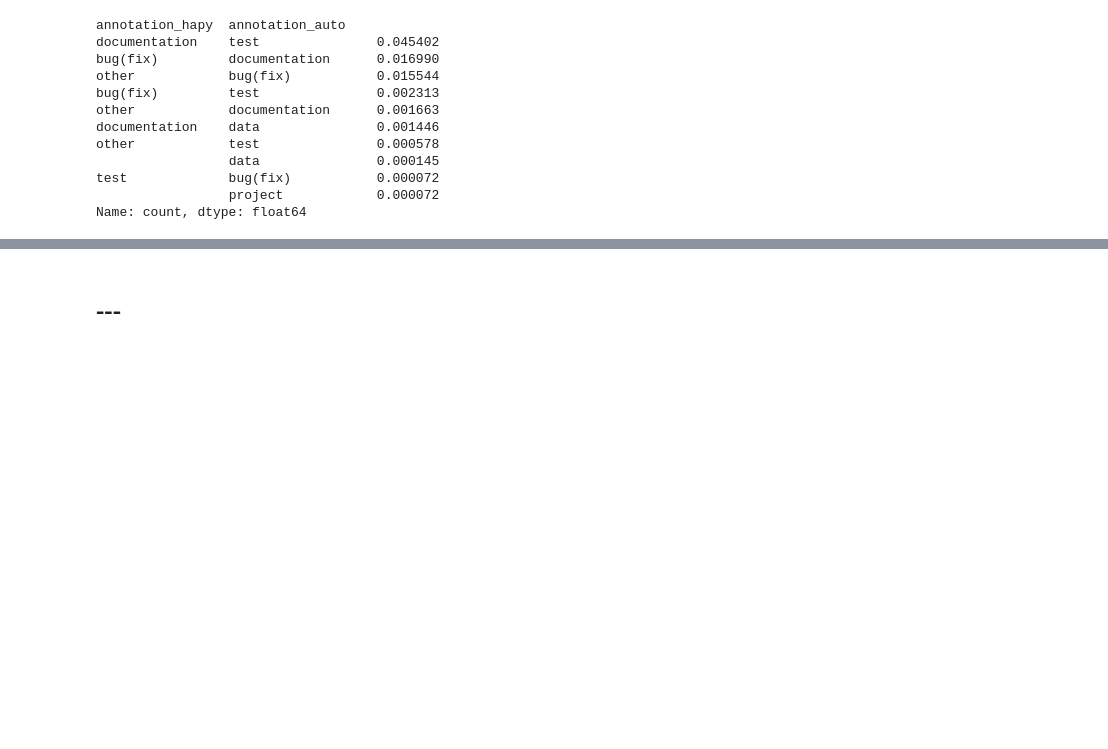
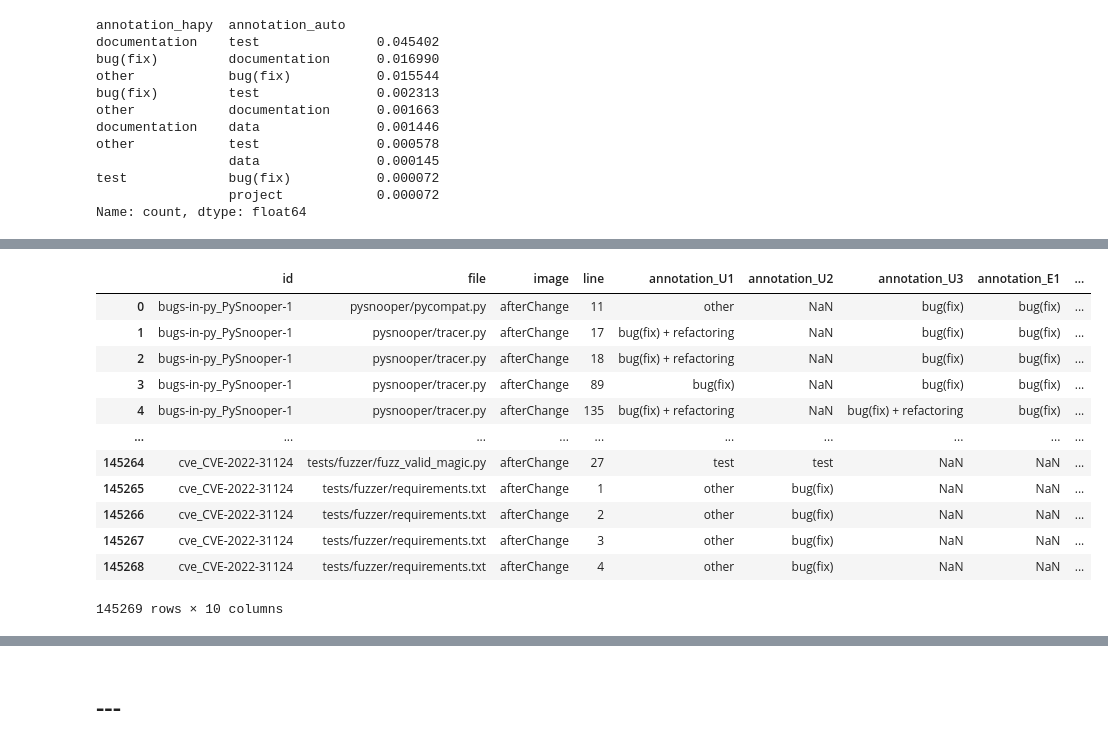
Before and after one commit to ncusi/PatchScope, a Jupyter notebook: notebooks/experiments/01-compare_annotations.ipynb, the cells around one changed output, grey strips where cells are left out. Drawn from its saved outputs; the diff is of its cells as text; code cells hidden in the pictures; blank space fills up the shorter version.

```diff
--- a/notebooks/experiments/01-compare_annotations.ipynb
+++ b/notebooks/experiments/01-compare_annotations.ipynb
@@ -1418,0 +1444,25 @@ Name: count, dtype: float64
+# %%
+user = 'U1'
+mask = (collective_df['user'] == user) & (collective_df['auto'] == False)
+
+#collective_df[filter]
+# %%
+df = collective_df
+
+user_l = {}
+df_inter_rater = None
+users_ids = ['U1', 'U2', 'U3', 'E1', 'E2', 'E3']
+cols = ['id', 'file', 'image', 'line', 'annotation']  # no 'fileid', like at that point of 00-HaPy_Bug-Paper.ipynb
+colsj = cols[:-1]
+
+for user in users_ids:
+    mask = (df['user'] == user) & (df['auto'] == False)
+    if df_inter_rater is None:
+        df_inter_rater = df[mask][cols].copy()
+    else:
+        df_inter_rater = df_inter_rater.merge(df[mask][cols], left_on = colsj, right_on = colsj, suffixes=('', "_"+user), how='outer')
+
+    #df_inter_rater = df_inter_rater.drop_duplicates(subset=['id', 'file', 'image', 'line', 'annotation'])
+
+    #tmp_g_debug = df_inter_rater.groupby(colsj).count().reset_index()
+    #display(tmp_g_debug[tmp_g_debug['annotation'] > 1])
@@ -1418,0 +1478,2 @@ Name: count, dtype: float64
+# %%
+df_inter_rater.columns = [ c if c != 'annotation' else 'annotation_U1' for c in df_inter_rater.columns]
@@ -1418,0 +1503,16 @@ Name: count, dtype: float64
+# %%
+df_inter_rater
+# %% [output]
+|  | id | file | image | line | annotation_U1 | annotation_U2 | annotation_U3 | annotation_E1 | ... |
+| 0 | bugs-in-py_PySnooper-1 | pysnooper/pycompat.py | afterChange | 11 | other | NaN | bug(fix) | bug(fix) | ... |
+| 1 | bugs-in-py_PySnooper-1 | pysnooper/tracer.py | afterChange | 17 | bug(fix) + refactoring | NaN | bug(fix) | bug(fix) | ... |
+| 2 | bugs-in-py_PySnooper-1 | pysnooper/tracer.py | afterChange | 18 | bug(fix) + refactoring | NaN | bug(fix) | bug(fix) | ... |
+| 3 | bugs-in-py_PySnooper-1 | pysnooper/tracer.py | afterChange | 89 | bug(fix) | NaN | bug(fix) | bug(fix) | ... |
+| 4 | bugs-in-py_PySnooper-1 | pysnooper/tracer.py | afterChange | 135 | bug(fix) + refactoring | NaN | bug(fix) + refactoring | bug(fix) | ... |
+| ... | ... | ... | ... | ... | ... | ... | ... | ... | ... |
+| 145264 | cve_CVE-2022-31124 | tests/fuzzer/fuzz_valid_magic.py | afterChange | 27 | test | test | NaN | NaN | ... |
+| 145265 | cve_CVE-2022-31124 | tests/fuzzer/requirements.txt | afterChange | 1 | other | bug(fix) | NaN | NaN | ... |
+| 145266 | cve_CVE-2022-31124 | tests/fuzzer/requirements.txt | afterChange | 2 | other | bug(fix) | NaN | NaN | ... |
+| 145267 | cve_CVE-2022-31124 | tests/fuzzer/requirements.txt | afterChange | 3 | other | bug(fix) | NaN | NaN | ... |
+| 145268 | cve_CVE-2022-31124 | tests/fuzzer/requirements.txt | afterChange | 4 | other | bug(fix) | NaN | NaN | ... |
+145269 rows × 10 columns
```
Also changed, not shown: parts of 24 cells of this notebook, 1 other file.
